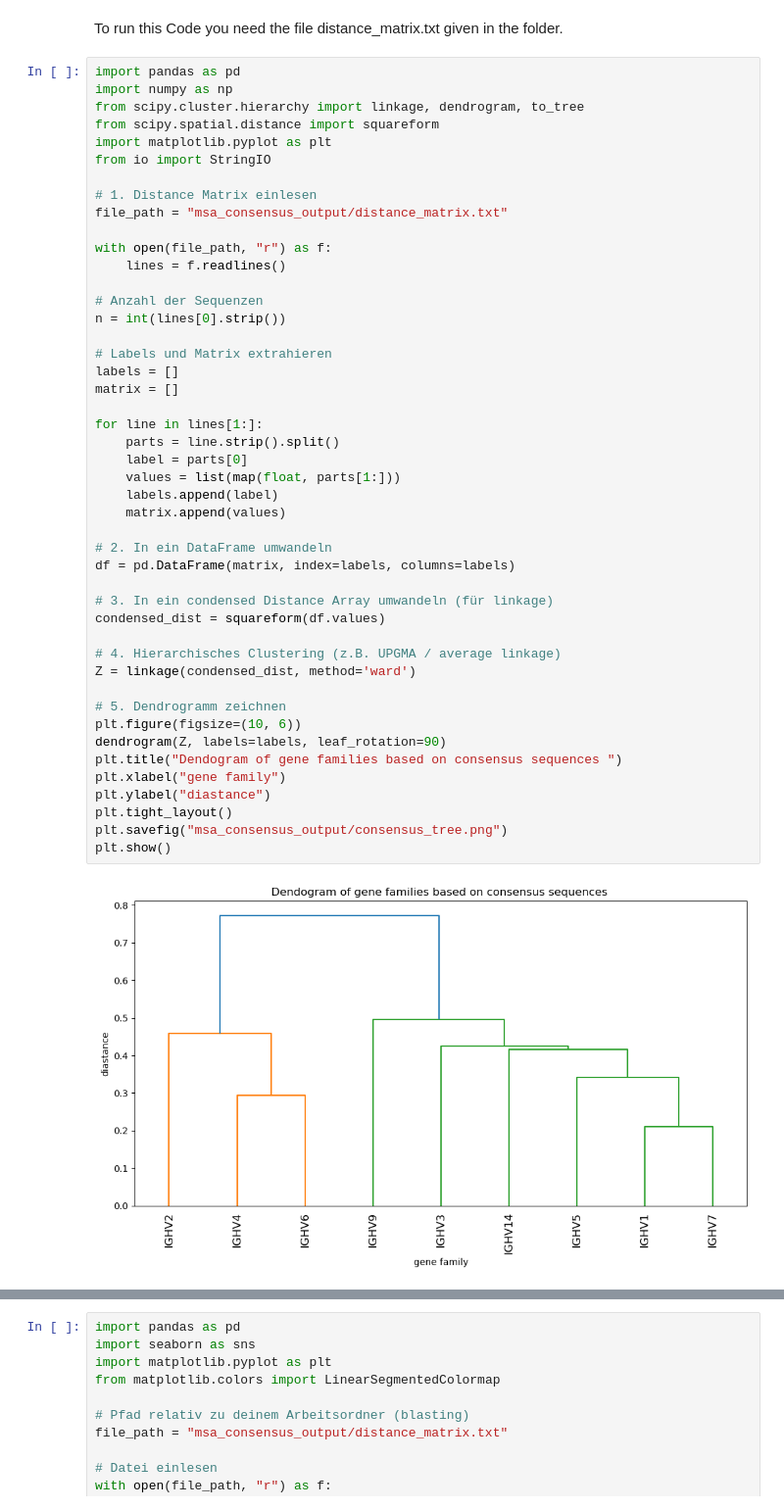
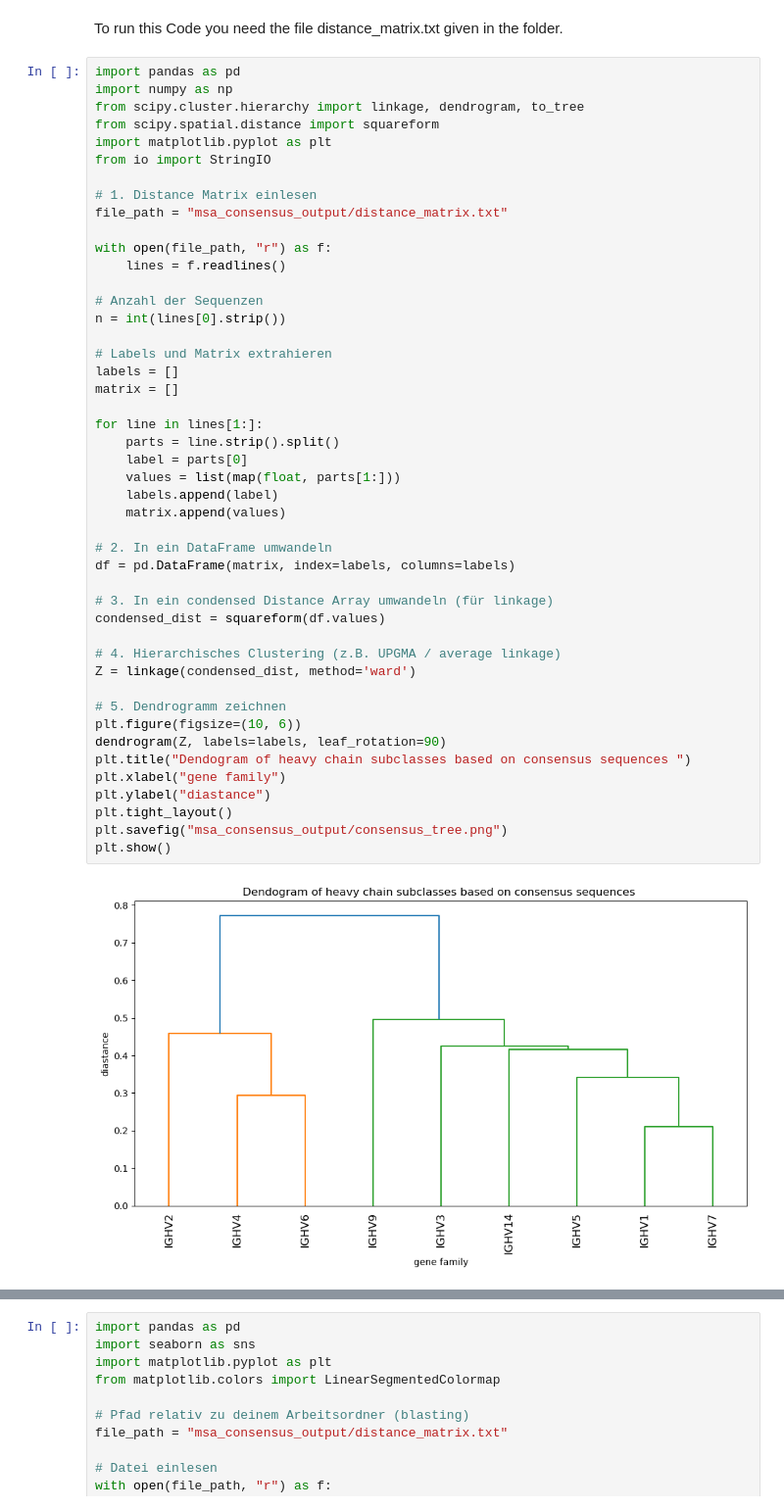
Before and after one commit to datascience-2025-group4/group04-team03, a Jupyter notebook: blasting/consensus_seq/consensus_genfam.ipynb, the cells around one changed output, grey strips where cells are left out. Shown at 98% size. Drawn from its saved outputs; the diff is of its cells as text.

```diff
--- a/blasting/consensus_seq/consensus_genfam.ipynb
+++ b/blasting/consensus_seq/consensus_genfam.ipynb
@@ -191,33 +191,33 @@ n = int(lines[0].strip())
 
 # Labels und Matrix extrahieren
 labels = []
 matrix = []
 
 for line in lines[1:]:
     parts = line.strip().split()
     label = parts[0]
     values = list(map(float, parts[1:]))
     labels.append(label)
     matrix.append(values)
 
 # 2. In ein DataFrame umwandeln
 df = pd.DataFrame(matrix, index=labels, columns=labels)
 
 # 3. In ein condensed Distance Array umwandeln (für linkage)
 condensed_dist = squareform(df.values)
 
 # 4. Hierarchisches Clustering (z.B. UPGMA / average linkage)
 Z = linkage(condensed_dist, method='ward')
 
 # 5. Dendrogramm zeichnen
 plt.figure(figsize=(10, 6))
 dendrogram(Z, labels=labels, leaf_rotation=90)
-plt.title("Dendogram of gene families based on consensus sequences ")
+plt.title("Dendogram of heavy chain subclasses based on consensus sequences ")
 plt.xlabel("gene family")
 plt.ylabel("diastance")
 plt.tight_layout()
 plt.savefig("msa_consensus_output/consensus_tree.png")
 plt.show()
 # %% [output]
-[figure, old version]
+[figure, new version]
 # %% [markdown]
```
Also changed, not shown: parts of 1 cell of this notebook, 2 other files.
